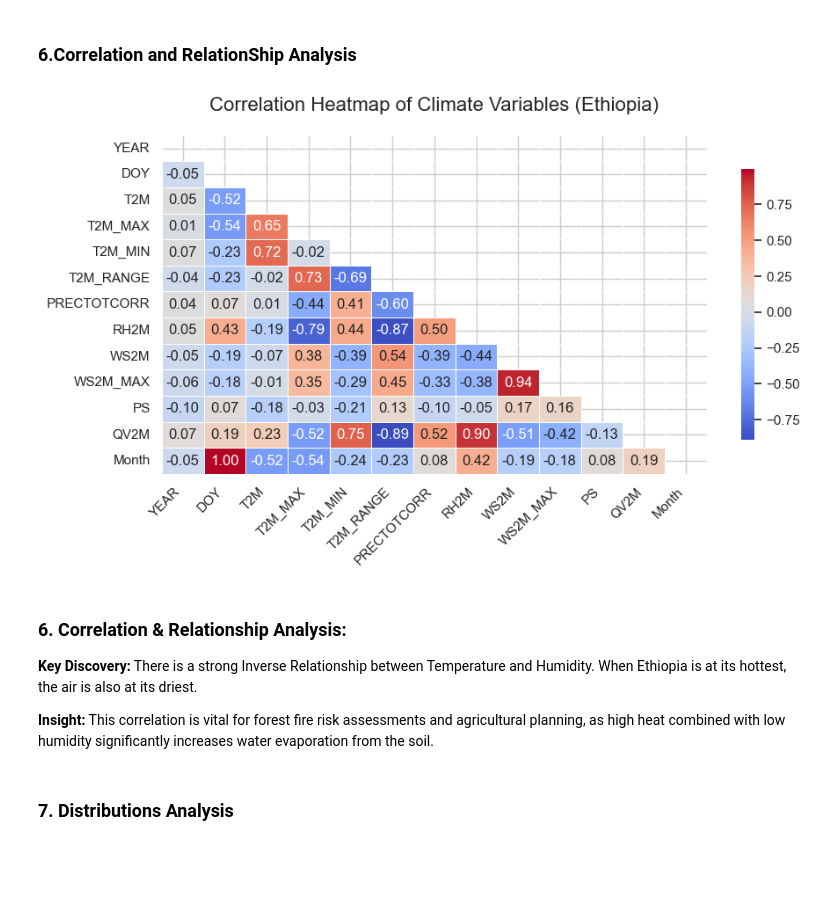
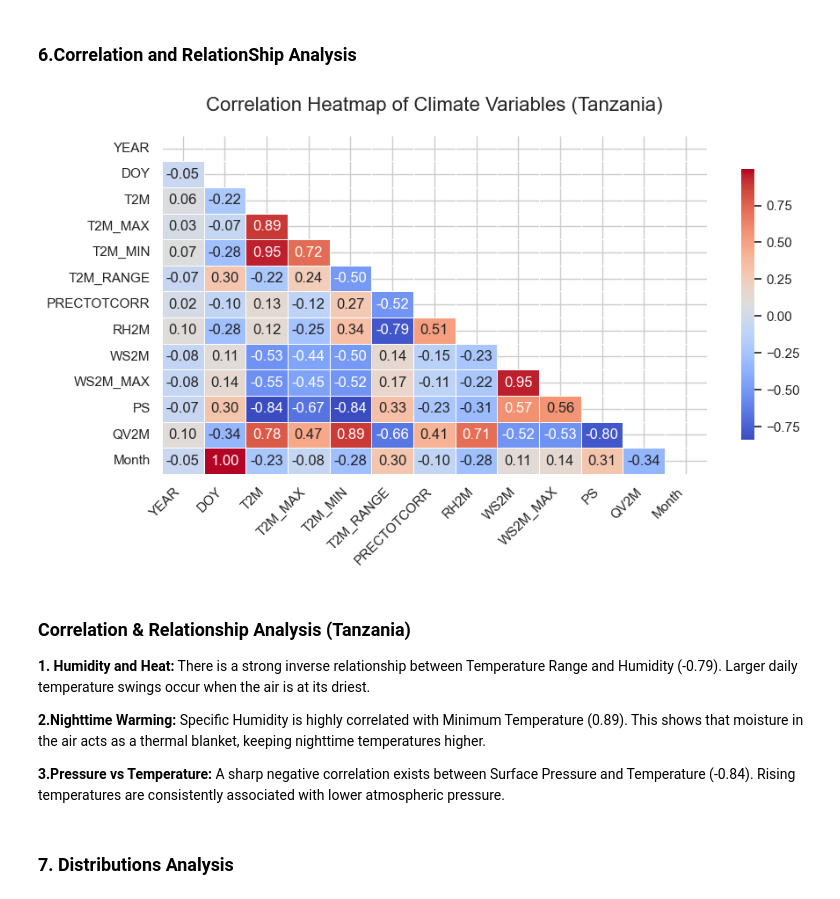
Before and after one commit to SimretAbebe/climate-challenge-week0, a Jupyter notebook: notebooks/tanzania_eda.ipynb, the cells around one changed output. Drawn from its saved outputs; the diff is of its cells as text; code cells hidden in the pictures; blank space fills up the shorter version.

Commit message:
docs: add correlation analysis and feature relationship interpretation for Tanzania

```diff
--- a/notebooks/tanzania_eda.ipynb
+++ b/notebooks/tanzania_eda.ipynb
@@ -339,30 +339,33 @@ plt.show()
 # %%
 # I use df_cleaned to ensure we're analyzing the most accurate values
 numeric_df = df_cleaned.select_dtypes(include=[np.number])
 corr_matrix = numeric_df.corr()
 
 mask = np.triu(np.ones_like(corr_matrix, dtype=bool))
 
 # Plotting the Heatmap
 plt.figure(figsize=(10, 5))
 sns.heatmap(corr_matrix,
             mask=mask,
             annot=True,
             cmap='coolwarm',
             fmt=".2f",
             linewidths=0.5,
             cbar_kws={"shrink": .8})
 
-plt.title('Correlation Heatmap of Climate Variables (Ethiopia)', fontsize=16, pad=20)
+plt.title('Correlation Heatmap of Climate Variables (Tanzania)', fontsize=16, pad=20)
 plt.xticks(rotation=45, ha='right')
 plt.show()
 # %% [output]
-[figure, old version]
+[figure, new version]
 # %% [markdown]
-### 6. Correlation & Relationship Analysis:
-**Key Discovery:** There is a strong Inverse Relationship between Temperature and Humidity. When Ethiopia is at its hottest, the air is also at its driest.
+### Correlation & Relationship Analysis (Tanzania)
 
-**Insight:** This correlation is vital for forest fire risk assessments and agricultural planning, as high heat combined with low humidity significantly increases water evaporation from the soil.
+**1. Humidity and Heat:** There is a strong inverse relationship between Temperature Range and Humidity (-0.79). Larger daily temperature swings occur when the air is at its driest.
+
+**2.Nighttime Warming:** Specific Humidity is highly correlated with Minimum Temperature (0.89). This shows that moisture in the air acts as a thermal blanket, keeping nighttime temperatures higher.
+
+**3.Pressure vs Temperature:** A sharp negative correlation exists between Surface Pressure and Temperature (-0.84). Rising temperatures are consistently associated with lower atmospheric pressure.
 # %% [markdown]
 ### 7. Distributions Analysis
 # %%
```
